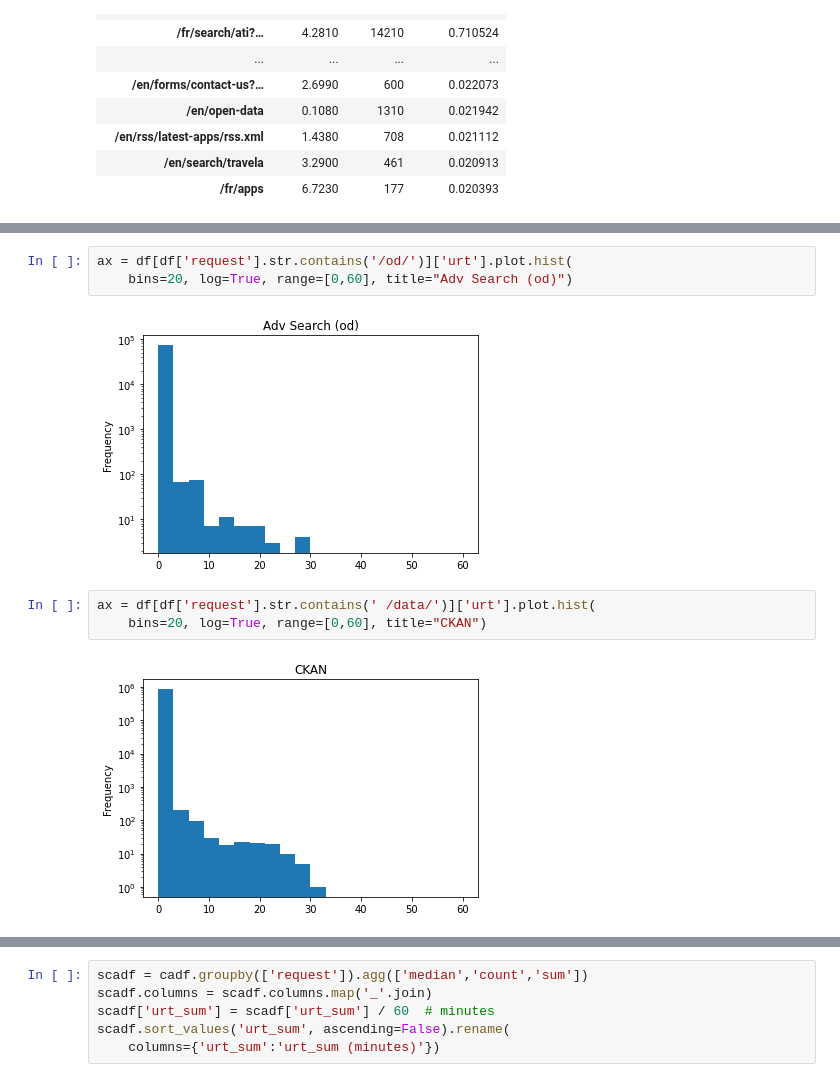
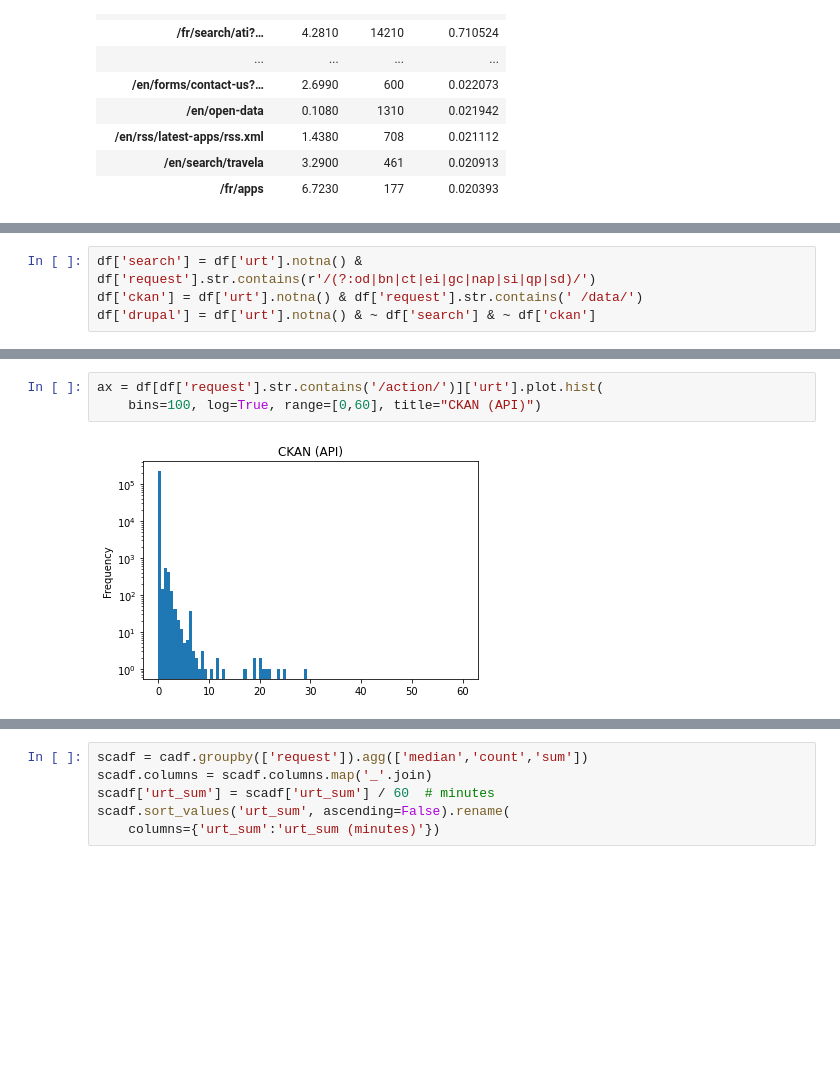
Before and after one commit to wardi/issue, a Jupyter notebook: analysis.ipynb, the cells around one changed output, grey strips where cells are left out. Cells and saved outputs as stored; diff of their text form; blank space fills up the shorter version.

```diff
--- a/analysis.ipynb
+++ b/analysis.ipynb
@@ -69,0 +71,4 @@ ax = df['urt'].plot.hist(
+# %%
+df['search'] = df['urt'].notna() & df['request'].str.contains(r'/(?:od|bn|ct|ei|gc|nap|si|qp|sd)/')
+df['ckan'] = df['urt'].notna() & df['request'].str.contains(' /data/')
+df['drupal'] = df['urt'].notna() & ~ df['search'] & ~ df['ckan']
@@ -70,10 +87,5 @@ ax = df['urt'].plot.hist(
 # %%
-ax = df[df['request'].str.contains('/od/')]['urt'].plot.hist(
-    bins=20, log=True, range=[0,60], title="Adv Search (od)")
+ax = df[df['request'].str.contains('/action/')]['urt'].plot.hist(
+    bins=100, log=True, range=[0,60], title="CKAN (API)")
 # %% [output]
-[figure, old version]
+[figure, new version]
-# %%
-ax = df[df['request'].str.contains(' /data/')]['urt'].plot.hist(
-    bins=20, log=True, range=[0,60], title="CKAN")
-# %% [output]
-[figure, removed]
```
Also changed, not shown: parts of 13 cells of this notebook.
